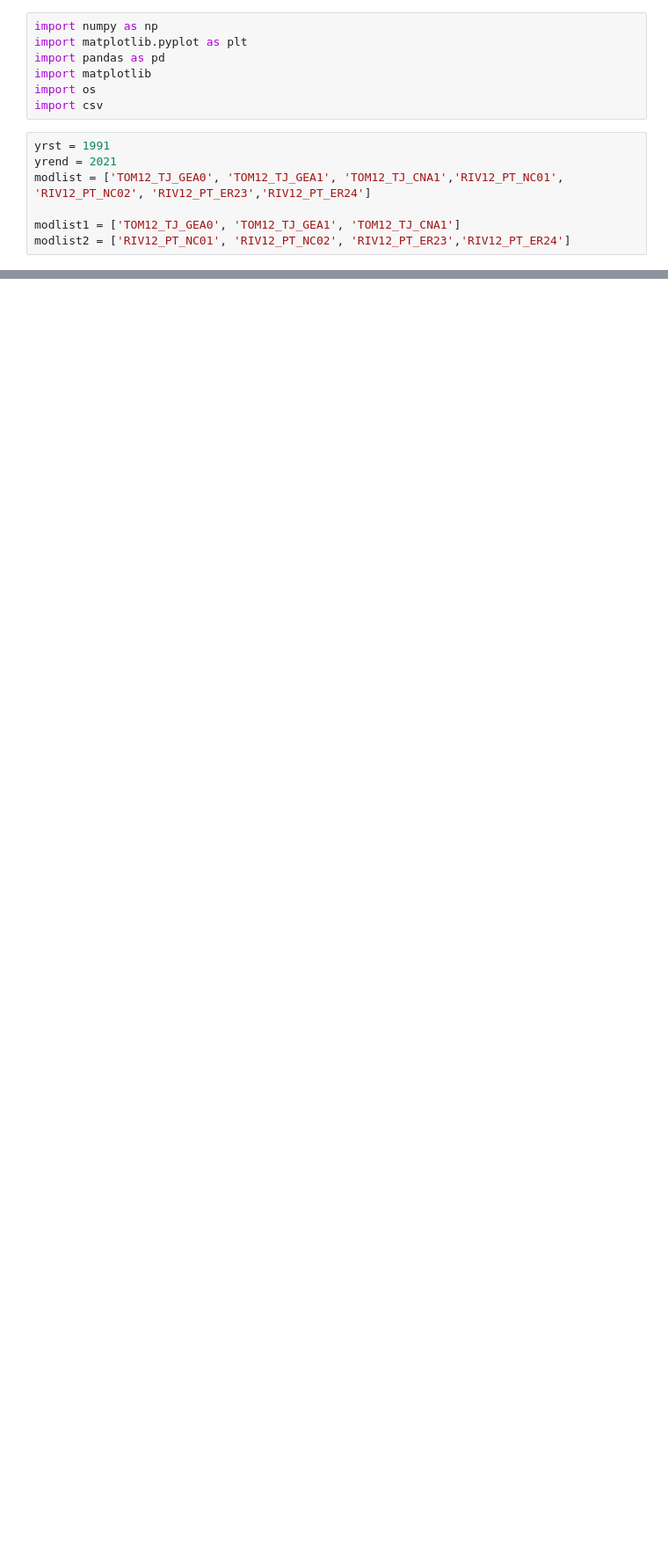
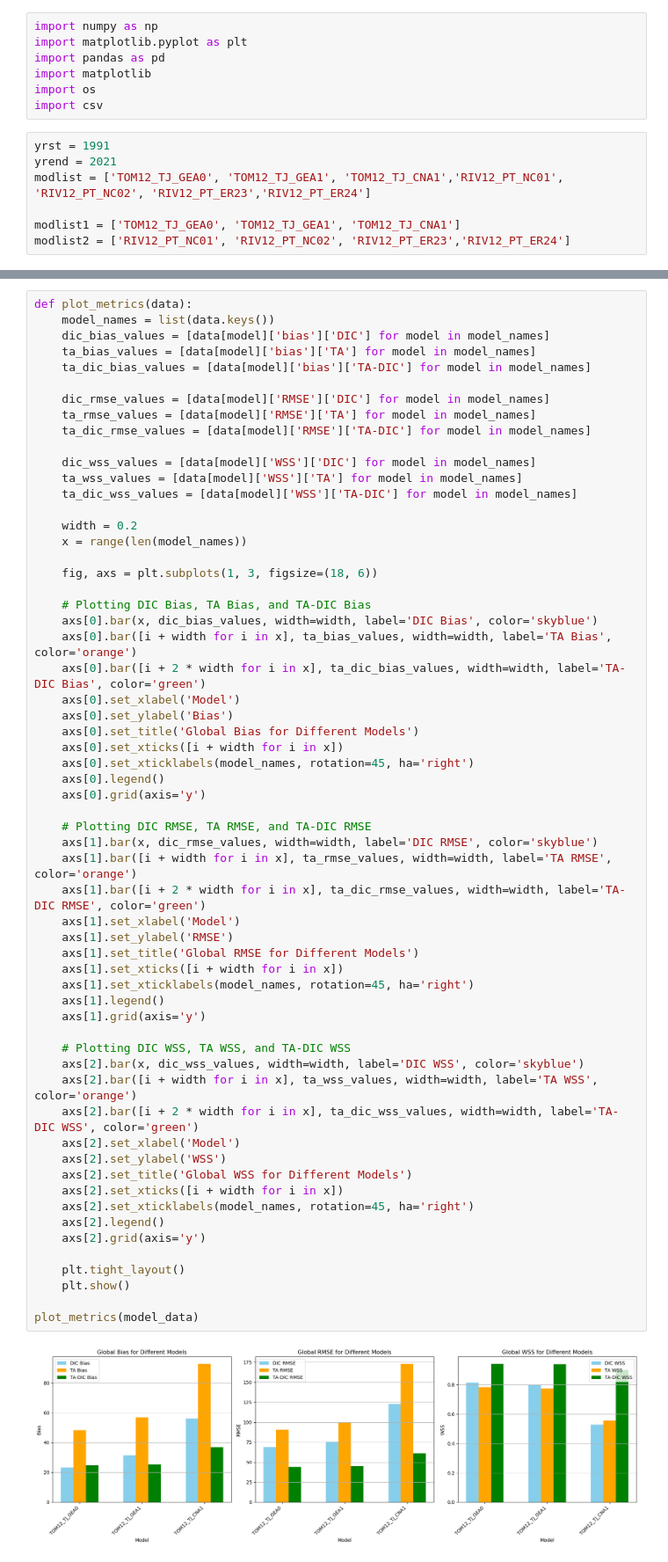
Before and after one commit to biu23/Model_Evaluation, a Jupyter notebook: evaluation_metrics/evaluation_global_plot.ipynb, the cells around one changed output, grey strips where cells are left out. Shown at 88% size. Cells and saved outputs as stored; diff of their text form; blank space fills up the shorter version.

```diff
--- a/evaluation_metrics/evaluation_global_plot.ipynb
+++ b/evaluation_metrics/evaluation_global_plot.ipynb
@@ -71,0 +105,62 @@ for model in modlist1:
+# %%
+def plot_metrics(data):
+    model_names = list(data.keys())
+    dic_bias_values = [data[model]['bias']['DIC'] for model in model_names]
+    ta_bias_values = [data[model]['bias']['TA'] for model in model_names]
+    ta_dic_bias_values = [data[model]['bias']['TA-DIC'] for model in model_names]
+
+    dic_rmse_values = [data[model]['RMSE']['DIC'] for model in model_names]
+    ta_rmse_values = [data[model]['RMSE']['TA'] for model in model_names]
+    ta_dic_rmse_values = [data[model]['RMSE']['TA-DIC'] for model in model_names]
+
+    dic_wss_values = [data[model]['WSS']['DIC'] for model in model_names]
+    ta_wss_values = [data[model]['WSS']['TA'] for model in model_names]
+    ta_dic_wss_values = [data[model]['WSS']['TA-DIC'] for model in model_names]
+
+    width = 0.2
+    x = range(len(model_names))
+
+    fig, axs = plt.subplots(1, 3, figsize=(18, 6))
+
+    # Plotting DIC Bias, TA Bias, and TA-DIC Bias
+    axs[0].bar(x, dic_bias_values, width=width, label='DIC Bias', color='skyblue')
+    axs[0].bar([i + width for i in x], ta_bias_values, width=width, label='TA Bias', color='orange')
+    axs[0].bar([i + 2 * width for i in x], ta_dic_bias_values, width=width, label='TA-DIC Bias', color='green')
+    axs[0].set_xlabel('Model')
+    axs[0].set_ylabel('Bias')
+    axs[0].set_title('Global Bias for Different Models')
+    axs[0].set_xticks([i + width for i in x])
+    axs[0].set_xticklabels(model_names, rotation=45, ha='right')
+    axs[0].legend()
+    axs[0].grid(axis='y')
+
+    # Plotting DIC RMSE, TA RMSE, and TA-DIC RMSE
+    axs[1].bar(x, dic_rmse_values, width=width, label='DIC RMSE', color='skyblue')
+    axs[1].bar([i + width for i in x], ta_rmse_values, width=width, label='TA RMSE', color='orange')
+    axs[1].bar([i + 2 * width for i in x], ta_dic_rmse_values, width=width, label='TA-DIC RMSE', color='green')
+    axs[1].set_xlabel('Model')
+    axs[1].set_ylabel('RMSE')
+    axs[1].set_title('Global RMSE for Different Models')
+    axs[1].set_xticks([i + width for i in x])
+    axs[1].set_xticklabels(model_names, rotation=45, ha='right')
+    axs[1].legend()
+    axs[1].grid(axis='y')
+
+    # Plotting DIC WSS, TA WSS, and TA-DIC WSS
+    axs[2].bar(x, dic_wss_values, width=width, label='DIC WSS', color='skyblue')
+    axs[2].bar([i + width for i in x], ta_wss_values, width=width, label='TA WSS', color='orange')
+    axs[2].bar([i + 2 * width for i in x], ta_dic_wss_values, width=width, label='TA-DIC WSS', color='green')
+    axs[2].set_xlabel('Model')
+    axs[2].set_ylabel('WSS')
+    axs[2].set_title('Global WSS for Different Models')
+    axs[2].set_xticks([i + width for i in x])
+    axs[2].set_xticklabels(model_names, rotation=45, ha='right')
+    axs[2].legend()
+    axs[2].grid(axis='y')
+
+    plt.tight_layout()
+    plt.show()
+
+plot_metrics(model_data)
+# %% [output]
+[figure, added]
```
Also changed, not shown: parts of 4 cells of this notebook, 1 other file.
